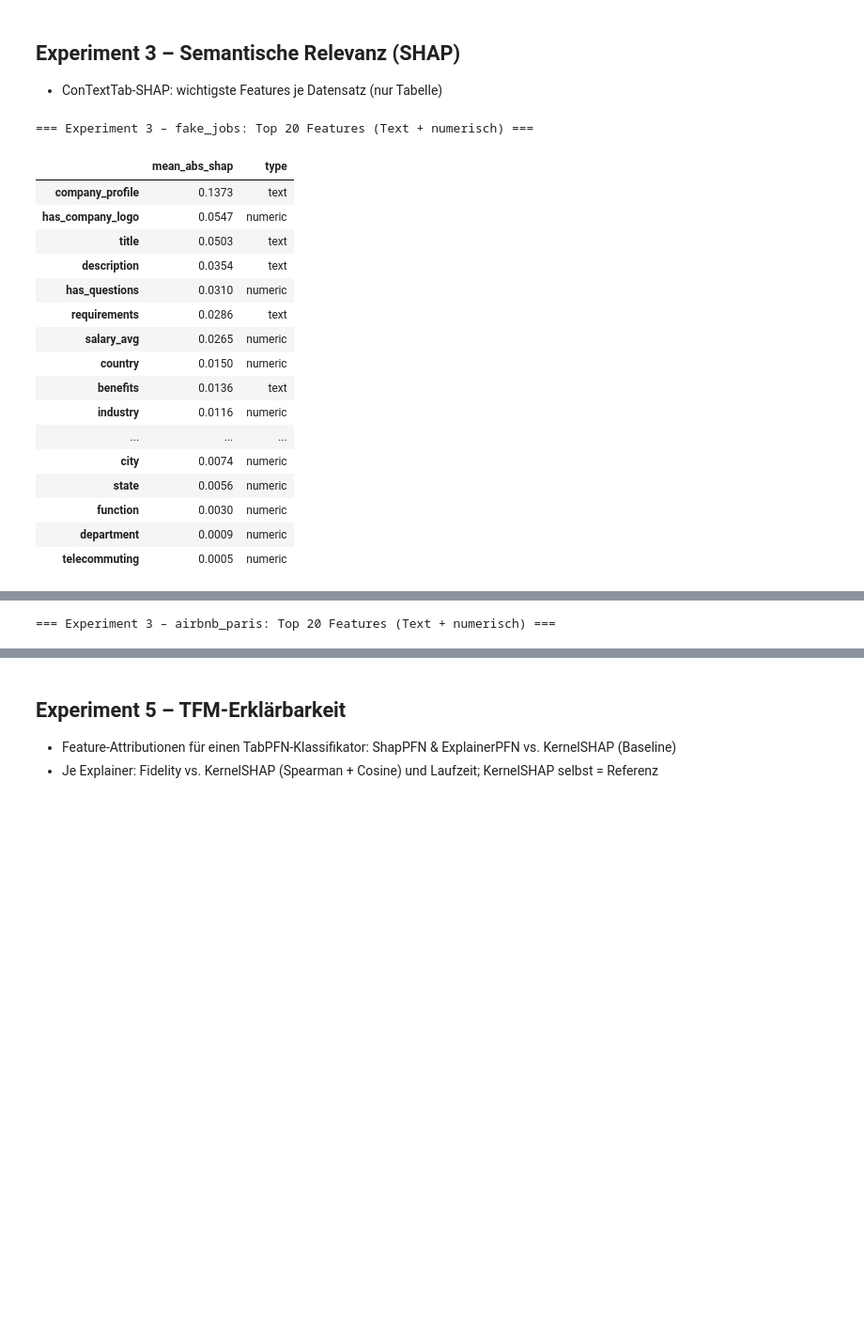
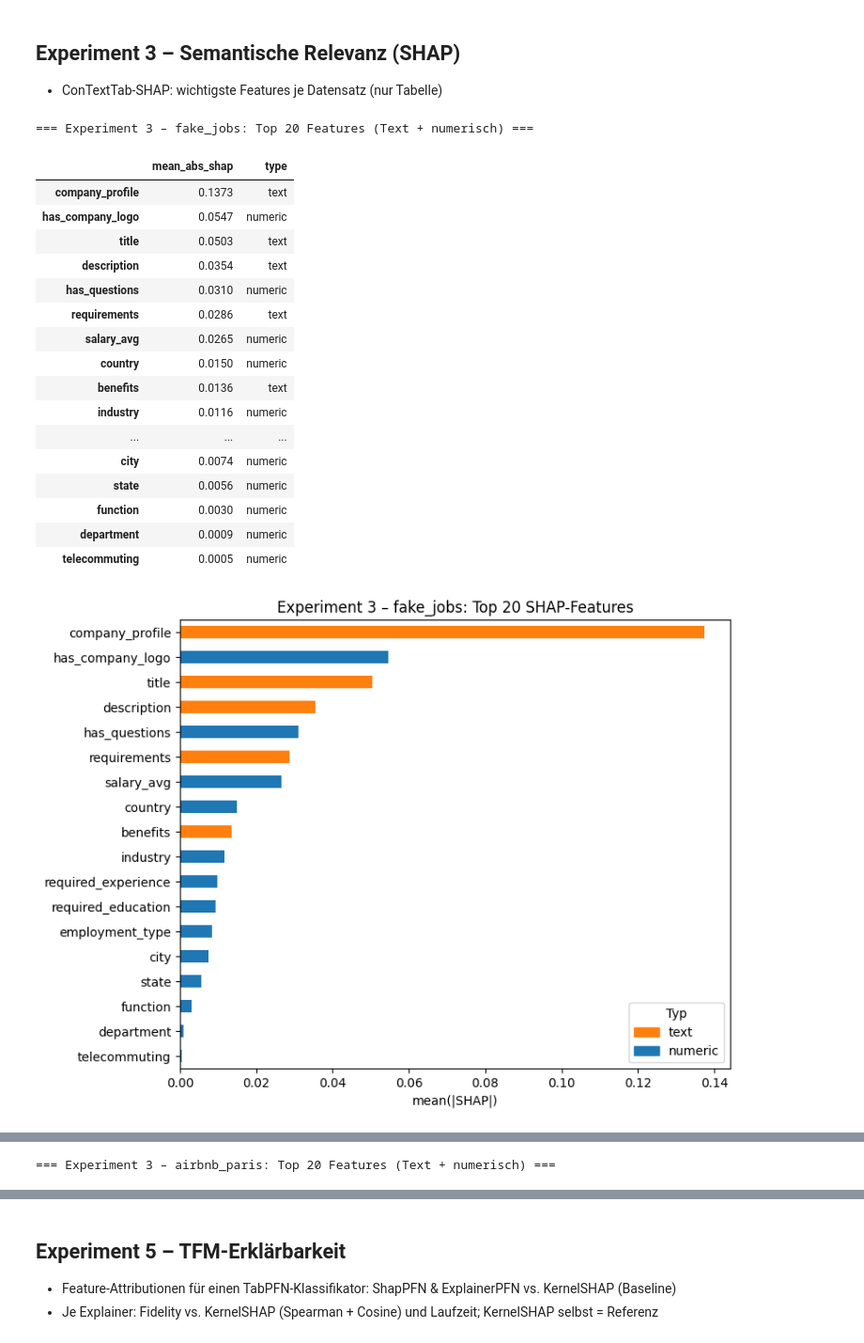
Before and after one commit to florivz/tfm-anomaly-detection, a Jupyter notebook: experiment_summary.ipynb, the cells around one changed output, grey strips where cells are left out. Shown at 94% size. Drawn from its saved outputs; the diff is of its cells as text; code cells hidden in the pictures; blank space fills up the shorter version.

```diff
--- a/experiment_summary.ipynb
+++ b/experiment_summary.ipynb
@@ -139,31 +169,53 @@ for ds in datasets:
 for ds in datasets:
     sub = df[(df["exp_num"] == 3) & (df["dataset"] == ds)] if len(df) else df
     if not len(sub):
         continue
     rel_cols = [c for c in sub.columns if c.startswith("metrics.") and not c.endswith("_total") and sub[c].notna().any()]
     rel = sub.iloc[0][rel_cols].dropna().astype(float)
     rel.index = [c.replace("metrics.", "") for c in rel.index]
+    rel_type = pd.Series(["text" if i.startswith("text_") else "numeric" for i in rel.index], index=rel.index)
     top = rel.sort_values(ascending=False).head(20).round(4).to_frame("mean_abs_shap")
-    top["type"] = ["text" if i.startswith("text_") else "numeric" for i in top.index]
+    top["type"] = [rel_type[i] for i in top.index]
     top.index = [i.replace("text_", "").replace("num_", "") for i in top.index]
+    top.to_csv(f"{RESULT_DIR}/exp3_{ds}.csv")
     print(f"=== Experiment 3 – {ds}: Top 20 Features (Text + numerisch) ===")
     display(top)
+
+    # bar chart: top features colored by type
+    colors = {"text": "tab:orange", "numeric": "tab:blue"}
+    ax = top["mean_abs_shap"][::-1].plot.barh(figsize=(8, 6), color=[colors[t] for t in top["type"][::-1]])
+    ax.set_title(f"Experiment 3 – {ds}: Top 20 SHAP-Features")
+    ax.set_xlabel("mean(|SHAP|)")
+    handles = [plt.Rectangle((0, 0), 1, 1, color=colors[t]) for t in ["text", "numeric"]]
+    ax.legend(handles, ["text", "numeric"], title="Typ")
+    plt.tight_layout()
+    plt.show()
+
+    # second chart: total SHAP contribution text vs numeric
+    by_type = rel.groupby(rel_type).sum().reindex(["text", "numeric"]).fillna(0).round(4)
+    ax = by_type.plot.bar(figsize=(4, 4), rot=0, color=[colors[t] for t in by_type.index])
+    ax.set_title(f"Experiment 3 – {ds}: SHAP Text vs. numerisch (Summe)")
+    ax.set_ylabel("Summe mean(|SHAP|)")
+    ax.set_xlabel("")
+    plt.tight_layout()
+    plt.show()
 # %% [output]
 === Experiment 3 – fake_jobs: Top 20 Features (Text + numerisch) ===
 |  | mean_abs_shap | type |
 | company_profile | 0.1373 | text |
 | has_company_logo | 0.0547 | numeric |
 | title | 0.0503 | text |
 | description | 0.0354 | text |
 | has_questions | 0.0310 | numeric |
 | requirements | 0.0286 | text |
 | salary_avg | 0.0265 | numeric |
 | country | 0.0150 | numeric |
 | benefits | 0.0136 | text |
 | industry | 0.0116 | numeric |
 | ... | ... | ... |
 | city | 0.0074 | numeric |
 | state | 0.0056 | numeric |
 | function | 0.0030 | numeric |
 | department | 0.0009 | numeric |
 | telecommuting | 0.0005 | numeric |
+[figure, added]
```
Also changed, not shown: parts of 10 cells of this notebook, 11 other files.
